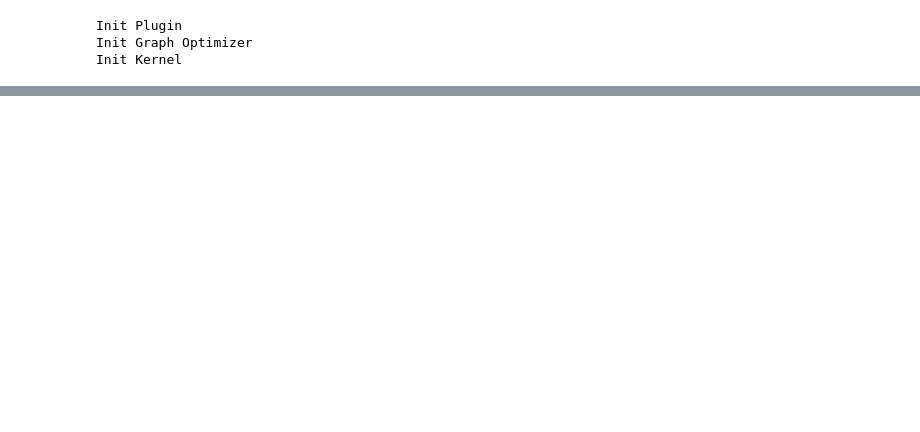
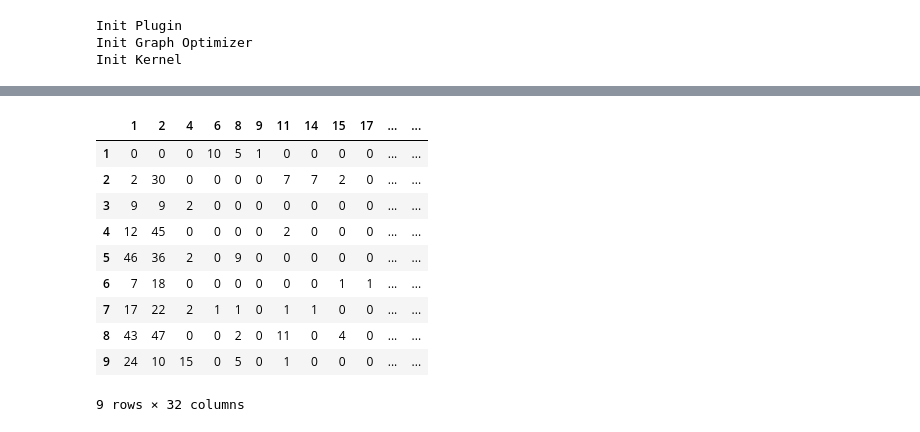
Before and after one commit to binxi0629/BS2layergroup, a Jupyter notebook: network/BS2LN-xg.ipynb, the cells around one changed output, grey strips where cells are left out. Drawn from its saved outputs; the diff is of its cells as text; code cells hidden in the pictures; blank space fills up the shorter version.

```diff
--- a/network/BS2LN-xg.ipynb
+++ b/network/BS2LN-xg.ipynb
@@ -167,0 +262,6 @@ AttributeError: 'Booster' object has no attribute 'evals_result'
+# %%
+def get_one_hot(targets, nb_classes=81):
+    ## number of layer group = 80, zero shifting ==> 80+1
+    targets = targets.astype(int)
+    res = np.eye(nb_classes)[np.array(targets).reshape(-1)]
+    return res.reshape(list(targets.shape)+[nb_classes])
@@ -167,0 +272,24 @@ AttributeError: 'Booster' object has no attribute 'evals_result'
+# %%
+import pandas as pd
+df = pd.DataFrame({"layergroup":element_flatten2D_test[:,-1].astype(int),
+                   "label": labels1D_test,
+                   "predict": ptest.astype(int)})
+
+df_train = pd.DataFrame({"layergroup":element_flatten2D_train[:,-1].astype(int),
+                   "label": labels1D_train,
+                   "predict": ptrain.astype(int)})
+
+df_all = pd.DataFrame({"layergroup":np.concatenate((element_flatten2D_test[:,-1], element_flatten2D_train[:,-1]), axis=0).astype(int),
+                   "label": np.concatenate((labels1D_test, labels1D_train), axis=0).astype(int),
+                   "predict": np.concatenate((ptest, ptrain), axis=0).astype(int)})
+
+df = df_all
+# %%
+label_lg_matrix = np.zeros([9,81])
+# df.loc[df["label"] == 1, "layergroup"].tolist()
+# df = df.loc[(df["label"] != df["predict"])]
+
+for layernumber in np.arange(9):
+    print(layernumber)
+    layergroup_onehot = get_one_hot(np.array(df.loc[df["label"] == layernumber, "layergroup"].tolist()))
+    label_lg_matrix[layernumber] = np.sum(layergroup_onehot, axis=0)
@@ -167,0 +306,17 @@ AttributeError: 'Booster' object has no attribute 'evals_result'
+# %%
+df_label_lg = pd.DataFrame(label_lg_matrix.astype(int))
+df_label_lg.index += 1
+df_label_lg = df_label_lg.loc[:, (df_label_lg != 0).any(axis=0)]
+df_label_lg
+# %% [output]
+|  | 1 | 2 | 4 | 6 | 8 | 9 | 11 | 14 | 15 | 17 | ... | ... |
+| 1 | 0 | 0 | 0 | 10 | 5 | 1 | 0 | 0 | 0 | 0 | ... | ... |
+| 2 | 2 | 30 | 0 | 0 | 0 | 0 | 7 | 7 | 2 | 0 | ... | ... |
+| 3 | 9 | 9 | 2 | 0 | 0 | 0 | 0 | 0 | 0 | 0 | ... | ... |
+| 4 | 12 | 45 | 0 | 0 | 0 | 0 | 2 | 0 | 0 | 0 | ... | ... |
+| 5 | 46 | 36 | 2 | 0 | 9 | 0 | 0 | 0 | 0 | 0 | ... | ... |
+| 6 | 7 | 18 | 0 | 0 | 0 | 0 | 0 | 0 | 1 | 1 | ... | ... |
+| 7 | 17 | 22 | 2 | 1 | 1 | 0 | 1 | 1 | 0 | 0 | ... | ... |
+| 8 | 43 | 47 | 0 | 0 | 2 | 0 | 11 | 0 | 4 | 0 | ... | ... |
+| 9 | 24 | 10 | 15 | 0 | 5 | 0 | 1 | 0 | 0 | 0 | ... | ... |
+9 rows × 32 columns
```
Also changed, not shown: parts of 17 cells of this notebook, 7 other files.
